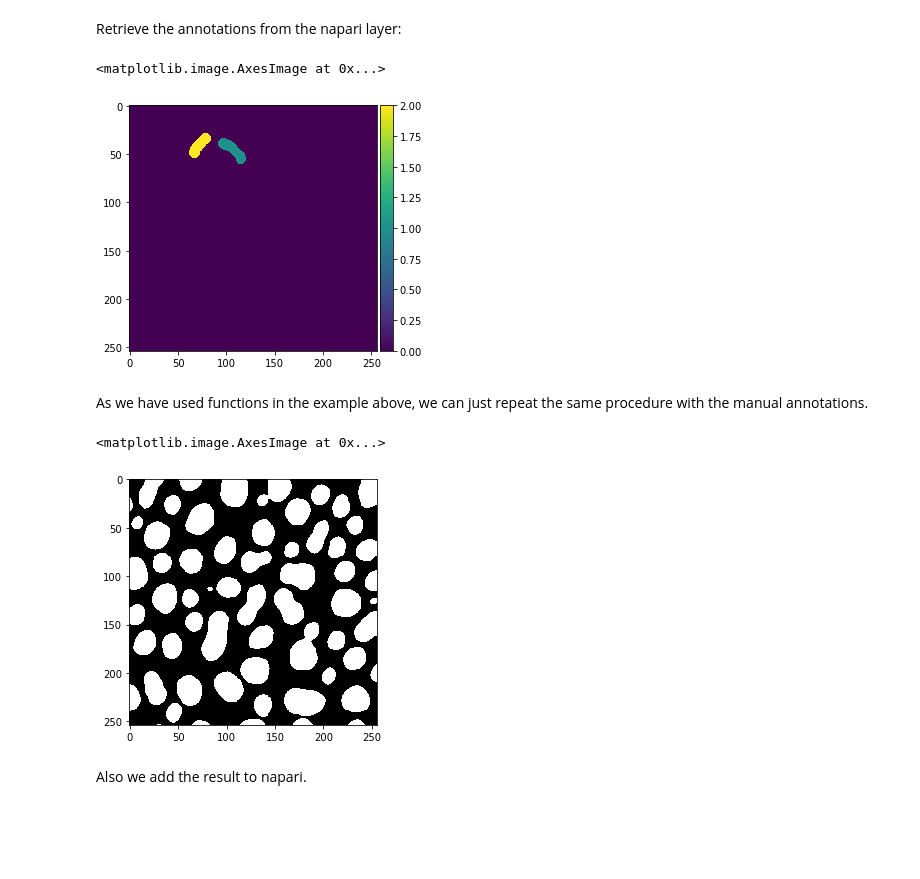
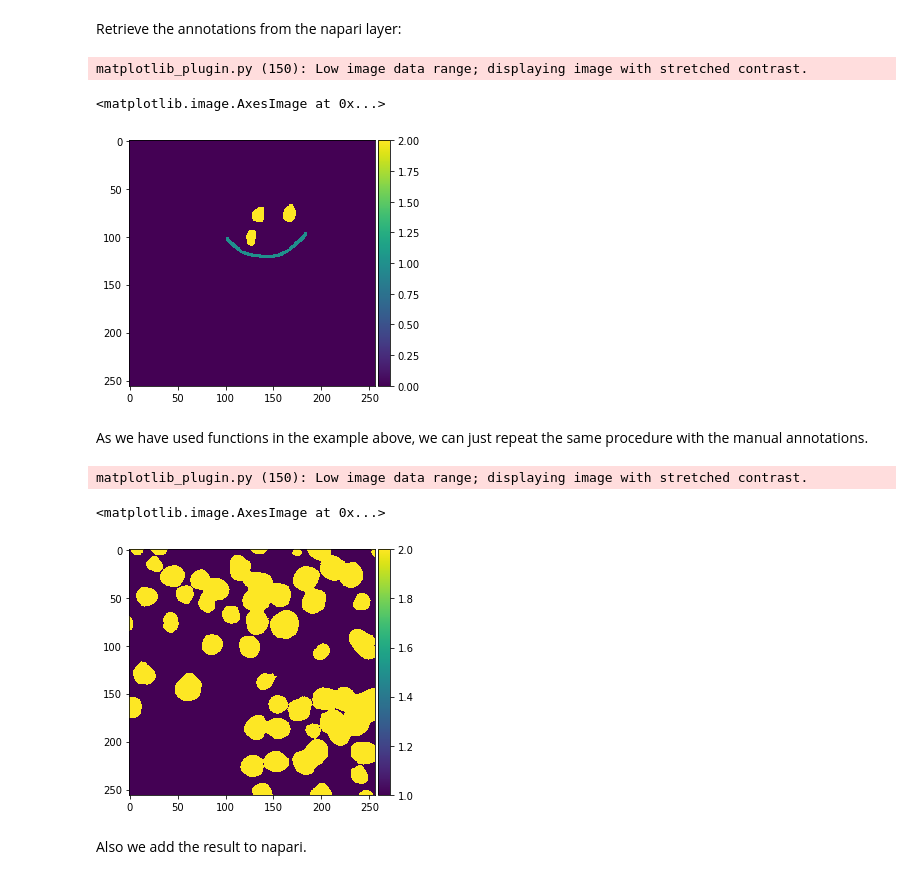
Before and after one commit to BiAPoL/Bio-image_Analysis_with_Python, a Jupyter notebook: machine_learning/scikit_learn_random_forest_pixel_classifier.ipynb, the cells around one changed output. Saved outputs shown, nothing was run; the diff lists cells and outputs as text; code cells hidden in the pictures; blank space fills up the shorter version.

```diff
--- a/machine_learning/scikit_learn_random_forest_pixel_classifier.ipynb
+++ b/machine_learning/scikit_learn_random_forest_pixel_classifier.ipynb
@@ -9,7 +9,7 @@ See also
 As usual, we start by loading an example image.
 # %%
 from skimage.io import imread, imshow
-image = imread('https://samples.fiji.sc/blobs.png')
+image = imread('../data/BBBC038/0bf4b144167694b6846d584cf52c458f34f28fcae75328a2a096c8214e01c0d0.tif')
 # %%
 imshow(image)
 # %% [output]
@@ -22,7 +22,7 @@ import numpy as np
 annotation = np.zeros(image.shape)
 
 annotation[0:10,0:10] = 1
-annotation[100:110,0:10] = 2
+annotation[45:55,10:20] = 2
 # %%
 imshow(annotation, vmin=0, vmax=2)
 # %% [output]
@@ -128,7 +126,7 @@ viewer = napari.Viewer()
 viewer.add_image(image)
 
 # add an empty labels layer and keet it in a variable
-labels = viewer.add_labels(np.zeros(image.shape))
+labels = viewer.add_labels(np.zeros(image.shape).astype(int))
 # %% [markdown]
 Go ahead **after** annotating at least two regions with labels 1 and 2.
 
@@ -144,28 +142,30 @@ manual_annotations = labels.data
 
 imshow(manual_annotations, vmin=0, vmax=2)
 # %% [output]
-<matplotlib.image.AxesImage at 0x...>
+matplotlib_plugin.py (150): Low image data range; displaying image with stretched contrast.
+<matplotlib.image.AxesImage at 0x...>
-[figure, old version]
+[figure, new version]
 # %% [markdown]
 As we have used functions in the example above, we can just repeat the same procedure with the manual annotations.
 # %%
 # generate features (that's actually not necessary,
 # as the variable is still there and the image is the same.
 # but we do it for completeness)
 feature_stack = generate_feature_stack(image)
 X, y = format_data(feature_stack, manual_annotations)
 
 # train classifier
 classifier = RandomForestClassifier(max_depth=2, random_state=0)
 classifier.fit(X, y)
 
 # process the whole image and show result
-result_1d = classifier.predict(feature_stack.T) - 1 # we subtract 1 to make background = 0
+result_1d = classifier.predict(feature_stack.T)
 result_2d = result_1d.reshape(image.shape)
 imshow(result_2d)
 # %% [output]
-<matplotlib.image.AxesImage at 0x...>
+matplotlib_plugin.py (150): Low image data range; displaying image with stretched contrast.
+<matplotlib.image.AxesImage at 0x...>
-[figure, old version]
+[figure, new version]
 # %% [markdown]
 Also we add the result to napari.
 # %%
```
Also changed, not shown: parts of 8 cells of this notebook, 5 other files.
